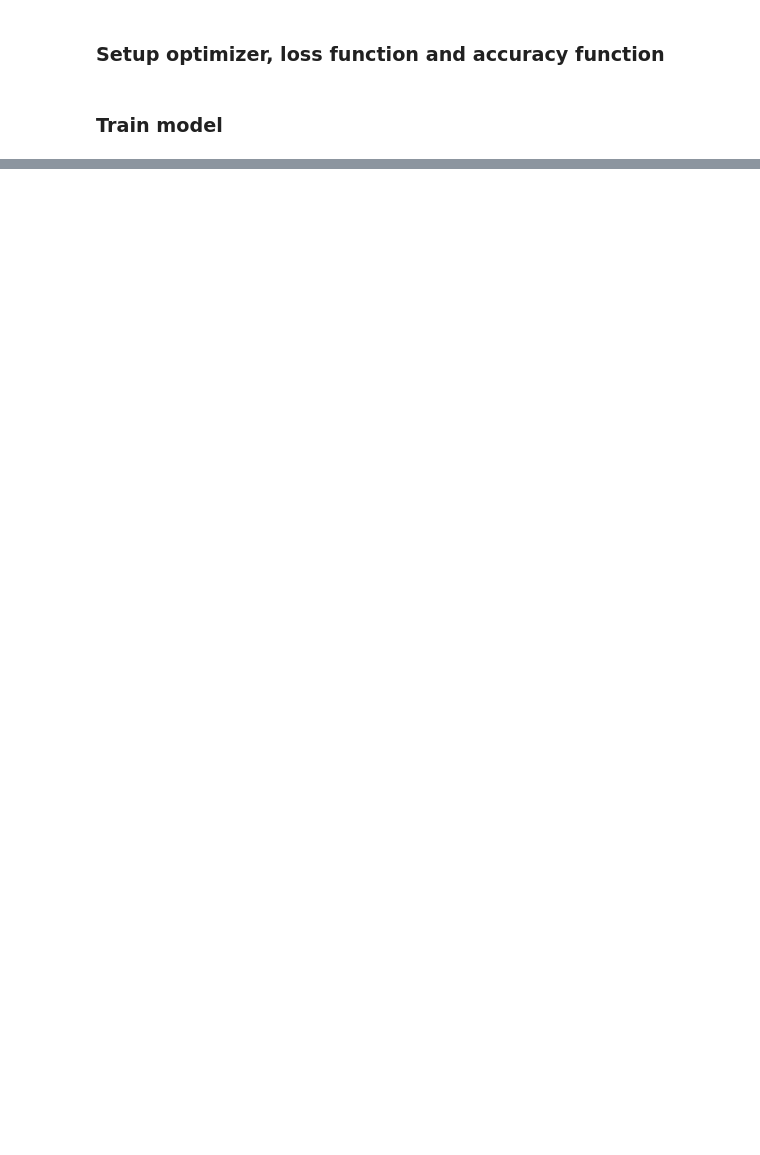
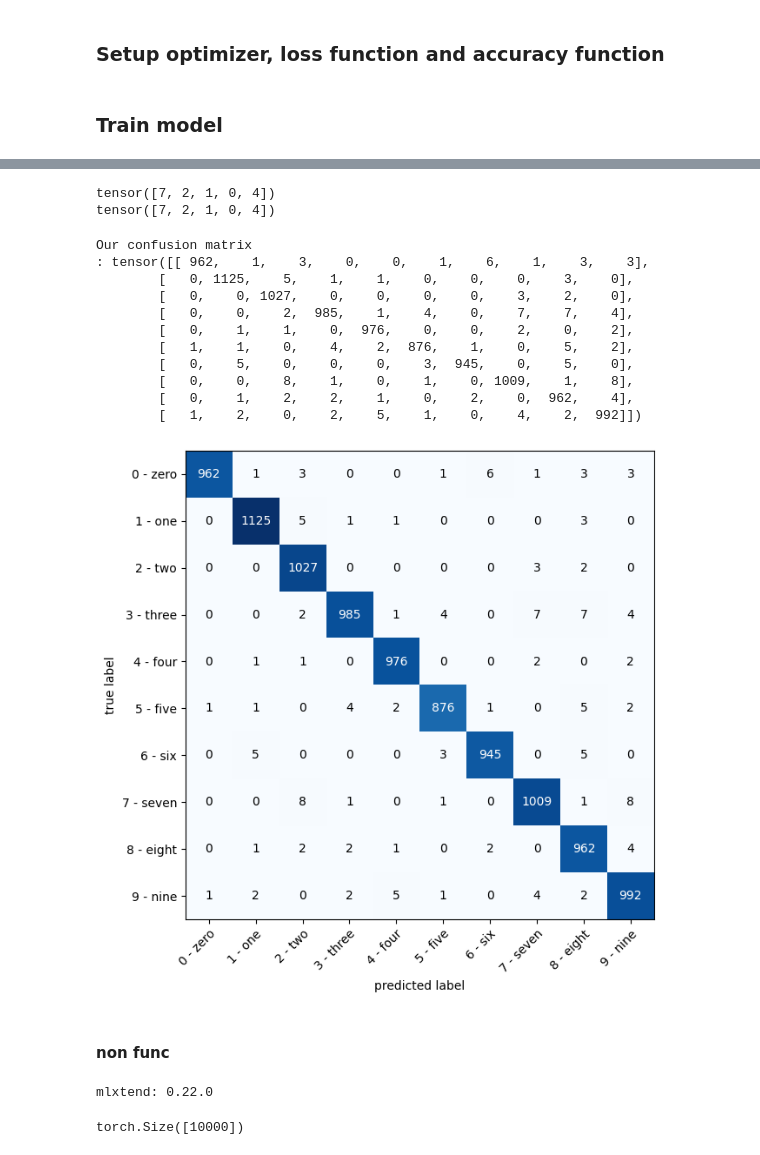
Before and after one commit to GGisMee/PyTorch, a Jupyter notebook: 03/exercises/e1.ipynb, the cells around one changed output, grey strips where cells are left out. Saved outputs shown, nothing was run; the diff lists cells and outputs as text; code cells hidden in the pictures; blank space fills up the shorter version.

```diff
--- a/03/exercises/e1.ipynb
+++ b/03/exercises/e1.ipynb
@@ -238,0 +287,2 @@ mlf.Model_operations.eval_model(model0, test_dataloader, loss_fn, accuracy_fn, d
+# %%
+y_preds = mlf.Model_operations.predict_all(loaded_model, test_dataloader,device,1,1)
@@ -238,0 +307,52 @@ mlf.Model_operations.eval_model(model0, test_dataloader, loss_fn, accuracy_fn, d
+# %%
+print(y_preds[:5])
+print(test_data.targets[:5])
+# %% [output]
+tensor([7, 2, 1, 0, 4])
+tensor([7, 2, 1, 0, 4])
+# %%
+mlf.confusion_matrix(y_preds, test_data.targets, test_data.classes)
+# %% [output]
+Our confusion matrix
+: tensor([[ 962,    1,    3,    0,    0,    1,    6,    1,    3,    3],
+        [   0, 1125,    5,    1,    1,    0,    0,    0,    3,    0],
+        [   0,    0, 1027,    0,    0,    0,    0,    3,    2,    0],
+        [   0,    0,    2,  985,    1,    4,    0,    7,    7,    4],
+        [   0,    1,    1,    0,  976,    0,    0,    2,    0,    2],
+        [   1,    1,    0,    4,    2,  876,    1,    0,    5,    2],
+        [   0,    5,    0,    0,    0,    3,  945,    0,    5,    0],
+        [   0,    0,    8,    1,    0,    1,    0, 1009,    1,    8],
+        [   0,    1,    2,    2,    1,    0,    2,    0,  962,    4],
+        [   1,    2,    0,    2,    5,    1,    0,    4,    2,  992]])
+[figure, added]
+# %% [markdown]
+#### non func
+# %%
+import torchmetrics as tm
+from tqdm.auto import tqdm
+import mlxtend
+
+
+print(f"mlxtend: {mlxtend.__version__}")
+
+# 1. Make prediction with trained model
+y_preds = []
+loaded_model.eval()
+with pt.inference_mode():
+    for X, y in tqdm(test_dataloader, desc="Making predictions..."):
+        # Send data + targets to target device
+        X = X.to(device)
+        # Do the forward pass
+        y_logits = loaded_model(X)
+        # Logits -> pred probs
+        y_pred = pt.softmax(y_logits.squeeze(), dim=0).argmax(1)
+
+        # Put predictions on CPU for evaluation for matplotlib
+        y_preds.append(y_pred.cpu())
+
+# Concatinate list of predictions to a tensor
+y_preds = pt.cat(y_preds)
+print(y_preds.shape)
+# %% [output]
+mlxtend: 0.22.0
+torch.Size([10000])
```
Also changed, not shown: parts of 16 cells of this notebook, 5 other files.
